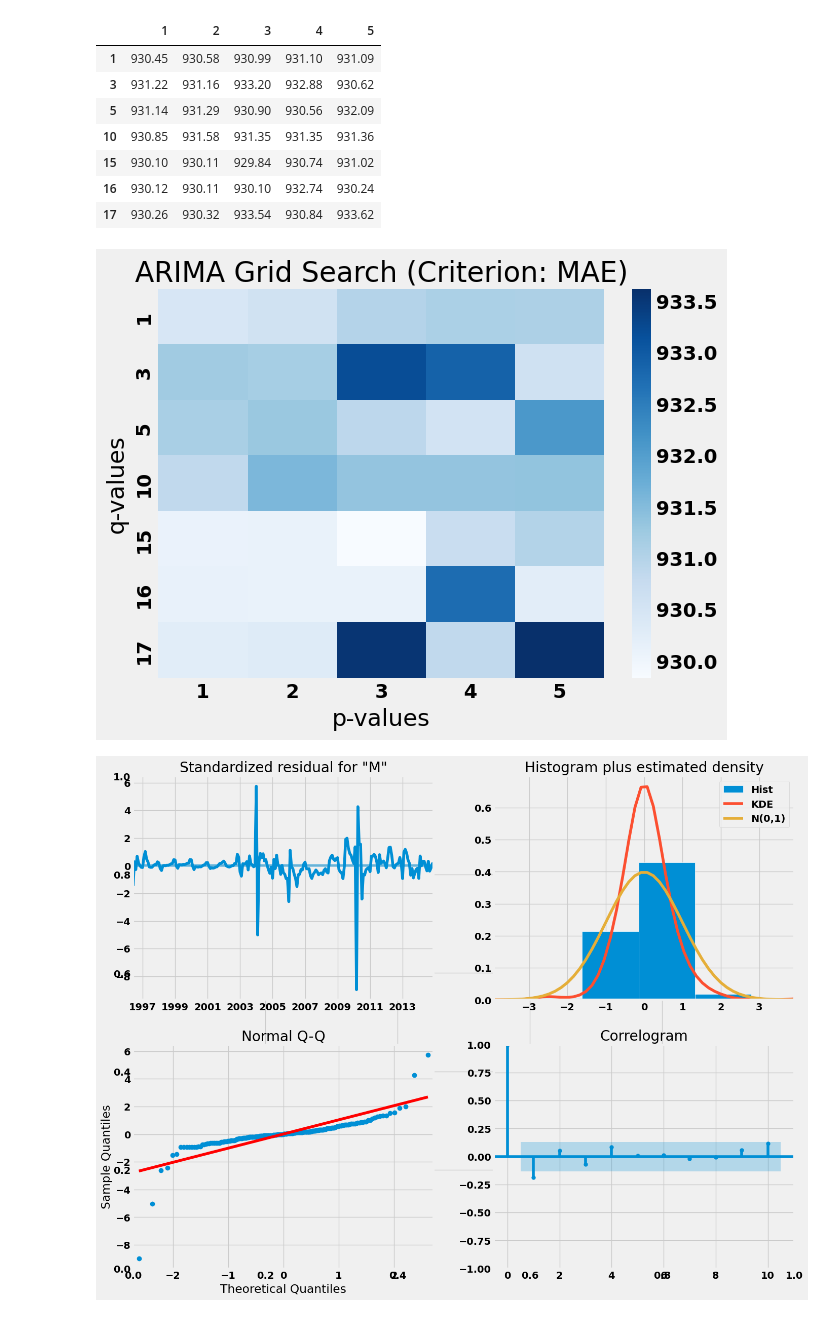
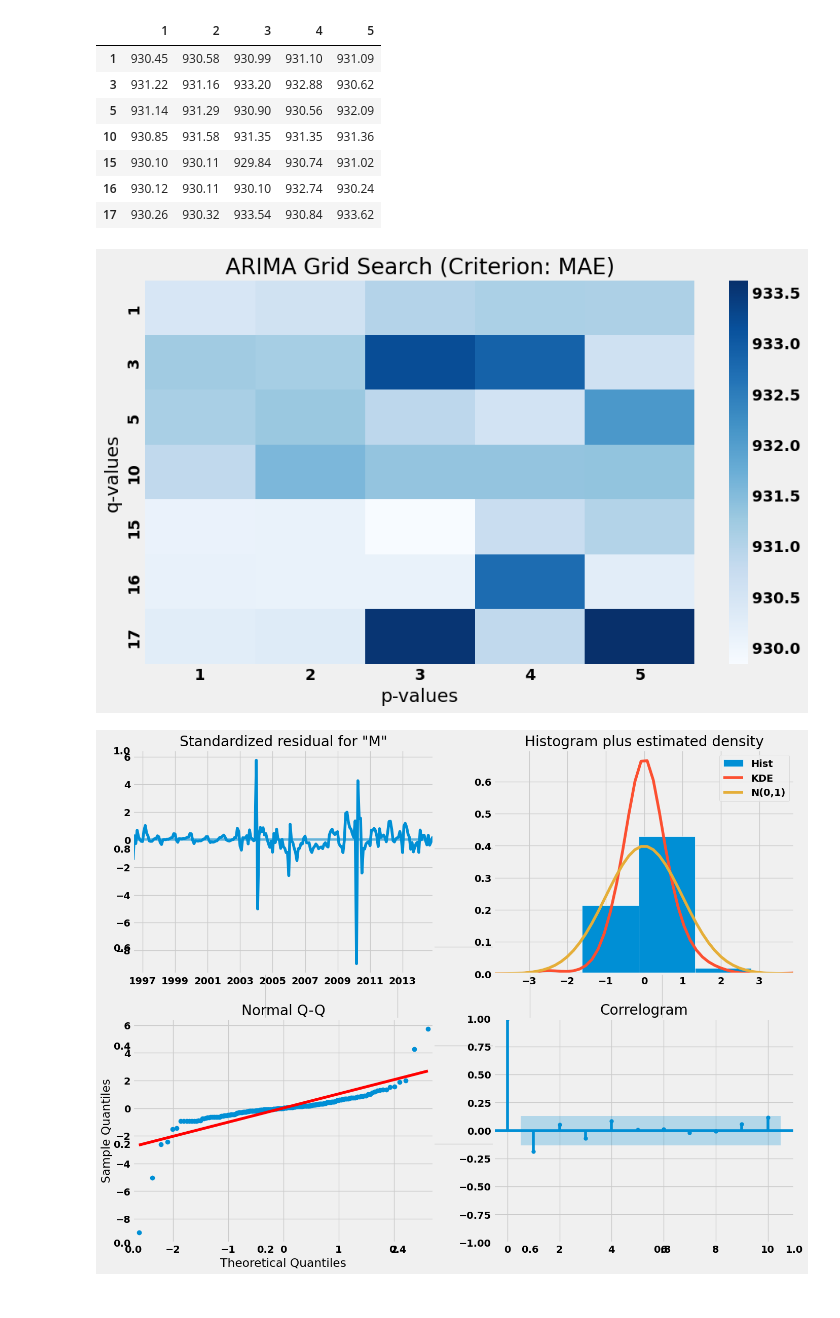
Before and after one commit to KennedyOwinoJnr/Time-Series-Analysis-Housing-Value, a Jupyter notebook: notebook.ipynb, the cells around one changed output. Saved outputs shown, nothing was run; the diff lists cells and outputs as text; code cells hidden in the pictures.

```diff
--- a/notebook.ipynb
+++ b/notebook.ipynb
@@ -698,11 +698,12 @@ mae_df.round(4)
 | 16 | 930.12 | 930.11 | 930.10 | 932.74 | 930.24 |
 | 17 | 930.26 | 930.32 | 933.54 | 930.84 | 933.62 |
 # %%
-sns.heatmap(mae_df, cmap= 'Blues')
+fig, ax = plt.subplots(figsize = (10,6))
+sns.heatmap(mae_df, cmap= 'Blues', ax= ax)
 plt.xlabel('p-values')
 plt.ylabel('q-values')
 plt.title('ARIMA Grid Search (Criterion: MAE)');
 # %% [output]
-[figure, old version]
+[figure, new version]
 # %%
 #picking the best model
```
Also changed, not shown: parts of 14 cells of this notebook.
